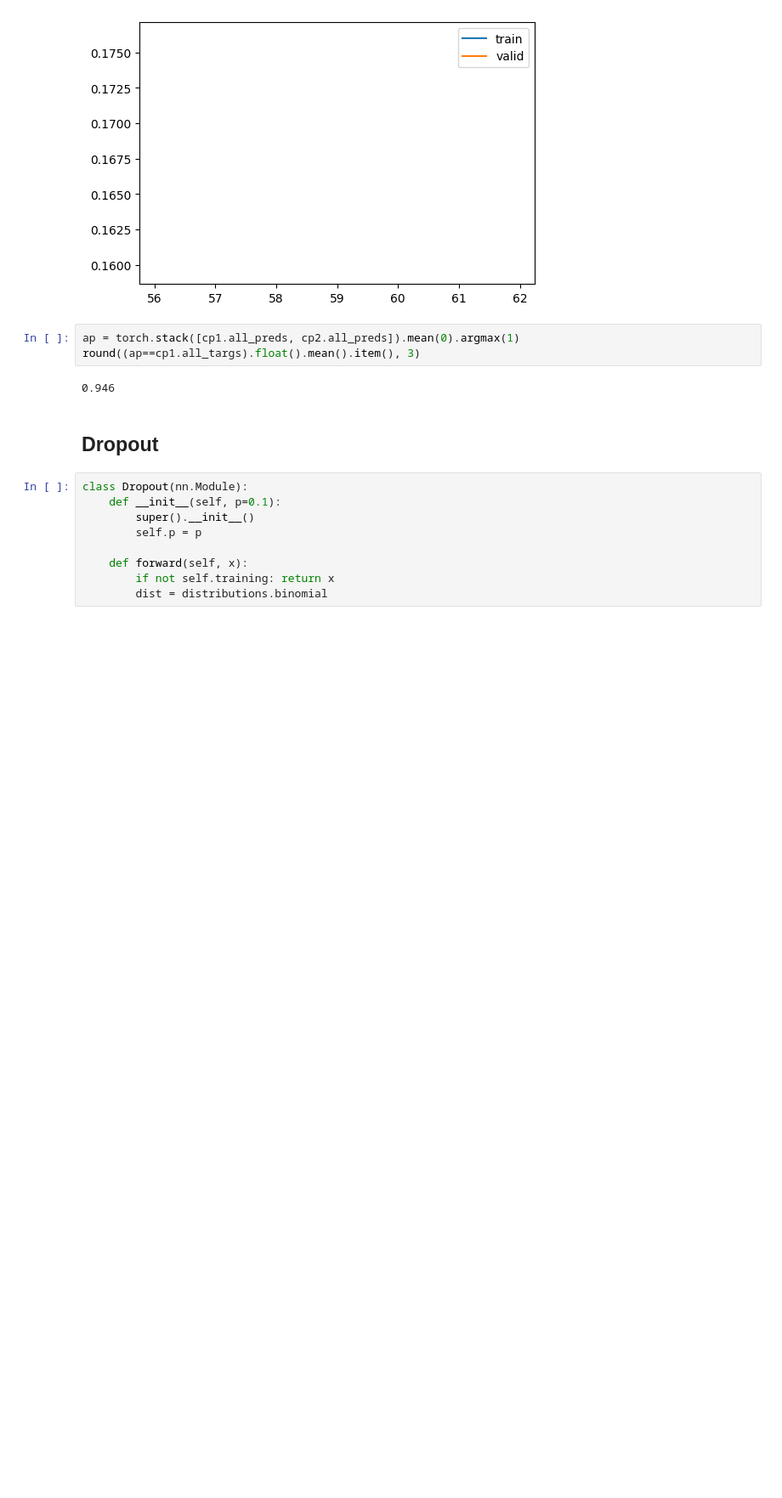
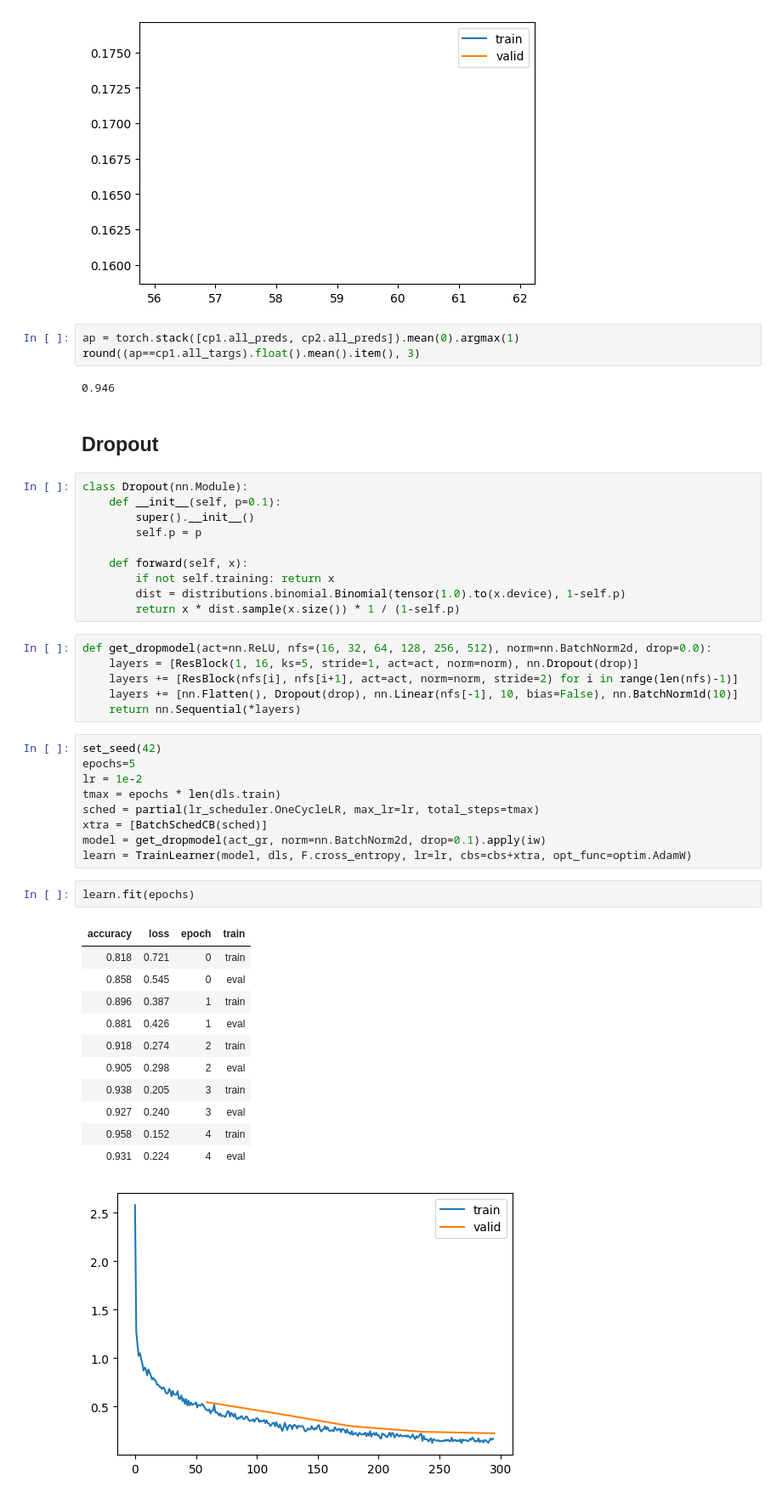
Before and after one commit to teome/diffusion-play, a Jupyter notebook: nbs/14_augment.ipynb, the cells around one changed output. Shown at 85% size. Drawn from its saved outputs; the diff is of its cells as text; blank space fills up the shorter version.

Commit message:
Complete 14_augmentation with dropout

```diff
--- a/nbs/14_augment.ipynb
+++ b/nbs/14_augment.ipynb
@@ -748,4 +748,35 @@ class Dropout(nn.Module):
 
     def forward(self, x):
         if not self.training: return x
-        dist = distributions.binomial
+        dist = distributions.binomial.Binomial(tensor(1.0).to(x.device), 1-self.p)
+        return x * dist.sample(x.size()) * 1 / (1-self.p)
+# %%
+def get_dropmodel(act=nn.ReLU, nfs=(16, 32, 64, 128, 256, 512), norm=nn.BatchNorm2d, drop=0.0):
+    layers = [ResBlock(1, 16, ks=5, stride=1, act=act, norm=norm), nn.Dropout(drop)]
+    layers += [ResBlock(nfs[i], nfs[i+1], act=act, norm=norm, stride=2) for i in range(len(nfs)-1)]
+    layers += [nn.Flatten(), Dropout(drop), nn.Linear(nfs[-1], 10, bias=False), nn.BatchNorm1d(10)]
+    return nn.Sequential(*layers)
+# %%
+set_seed(42)
+epochs=5
+lr = 1e-2
+tmax = epochs * len(dls.train)
+sched = partial(lr_scheduler.OneCycleLR, max_lr=lr, total_steps=tmax)
+xtra = [BatchSchedCB(sched)]
+model = get_dropmodel(act_gr, norm=nn.BatchNorm2d, drop=0.1).apply(iw)
+learn = TrainLearner(model, dls, F.cross_entropy, lr=lr, cbs=cbs+xtra, opt_func=optim.AdamW)
+# %%
+learn.fit(epochs)
+# %% [output]
+| accuracy | loss | epoch | train |
+| 0.818 | 0.721 | 0 | train |
+| 0.858 | 0.545 | 0 | eval |
+| 0.896 | 0.387 | 1 | train |
+| 0.881 | 0.426 | 1 | eval |
+| 0.918 | 0.274 | 2 | train |
+| 0.905 | 0.298 | 2 | eval |
+| 0.938 | 0.205 | 3 | train |
+| 0.927 | 0.240 | 3 | eval |
+| 0.958 | 0.152 | 4 | train |
+| 0.931 | 0.224 | 4 | eval |
+[figure, added]
```
Also changed, not shown: parts of 9 cells of this notebook.
